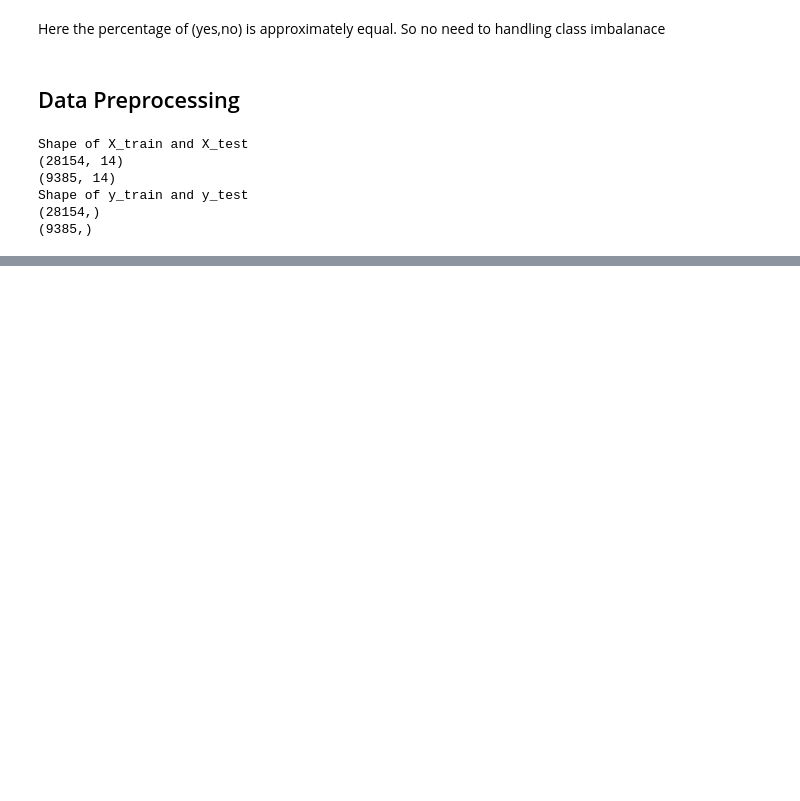
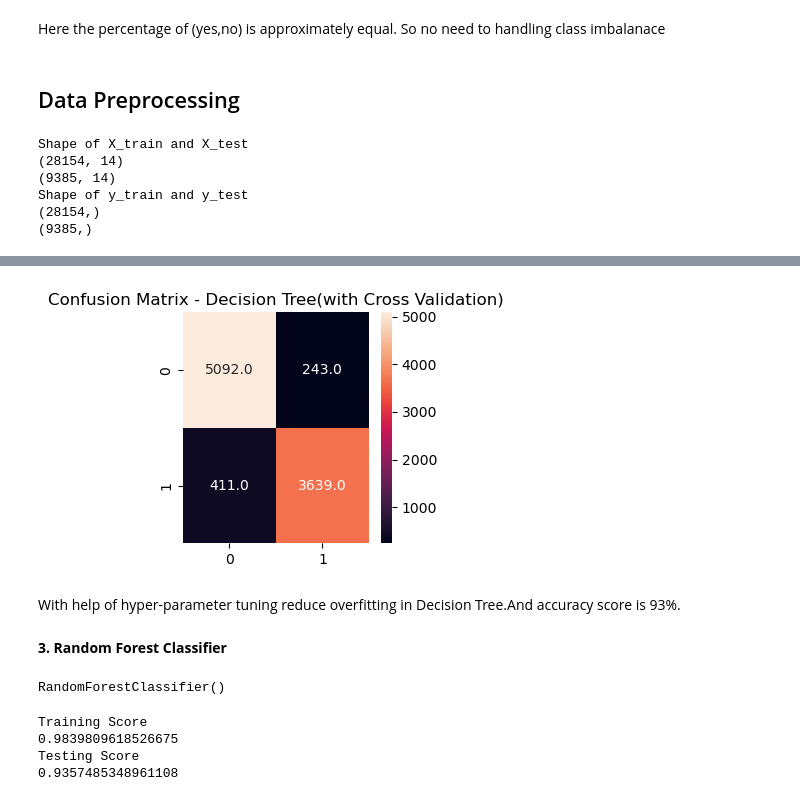
Before and after one commit to Siddharth3271/Airline-Passenger-Refferal-Prediction, a Jupyter notebook: code.ipynb, the cells around one changed output, grey strips where cells are left out. Drawn from its saved outputs; the diff is of its cells as text; code cells hidden in the pictures; blank space fills up the shorter version.

```diff
--- a/code.ipynb
+++ b/code.ipynb
@@ -810,0 +1006,16 @@ Shape of y_train and y_test
+# %%
+#preprunning
+params = {
+    'criterion':['gini','entropy','logloss'],
+    'splitter' : ['best','random'],
+    'max_depth':[5,6,7,8],
+    'max_features':['auto','sqrt','log2'],
+    "min_samples_split":[5,7]
+    # "min_samples_leaf":[2,3]
+}
+# %%
+#hyper-parametr tuning
+clf_decision_tree = GridSearchCV(decision_tree_class,params,cv=cv,n_jobs=-1,scoring='accuracy')
+
+#fit train data
+clf_decision_tree.fit(x_train,y_train)
@@ -810,0 +1031,3 @@ Shape of y_train and y_test
+# %%
+#predict result
+y_pred_decision_tree_hyper = clf_decision_tree.predict(x_test)
@@ -810,0 +1067,22 @@ Shape of y_train and y_test
+# %%
+#confusion matrix
+con_mat_dt_hyper = confusion_matrix(y_test,y_pred_decision_tree_hyper)
+
+#plot confusion matrix
+sns.heatmap(con_mat_dt_hyper,annot=True,fmt=".1f")
+plt.title("Confusion Matrix - Decision Tree(with Cross Validation)")
+plt.show()
+# %% [output]
+[figure, added]
+# %% [markdown]
+With help of hyper-parameter tuning reduce overfitting in Decision Tree.And accuracy score is 93%.
+# %% [markdown]
+**3. Random Forest Classifier**
+# %%
+#initialize random forest model
+random_forest_classifier=RandomForestClassifier()
+
+#fit train data
+random_forest_classifier.fit(x_train,y_train)
+# %% [output]
+RandomForestClassifier()
@@ -810,0 +1092,13 @@ Shape of y_train and y_test
+# %%
+#get train and test score
+
+print("Training Score")
+print(random_forest_classifier.score(x_train,y_train))
+
+print("Testing Score")
+print(random_forest_classifier.score(x_test,y_test))
+# %% [output]
+Training Score
+0.9839809618526675
+Testing Score
+0.9357485348961108
```
Also changed, not shown: parts of 53 cells of this notebook.
